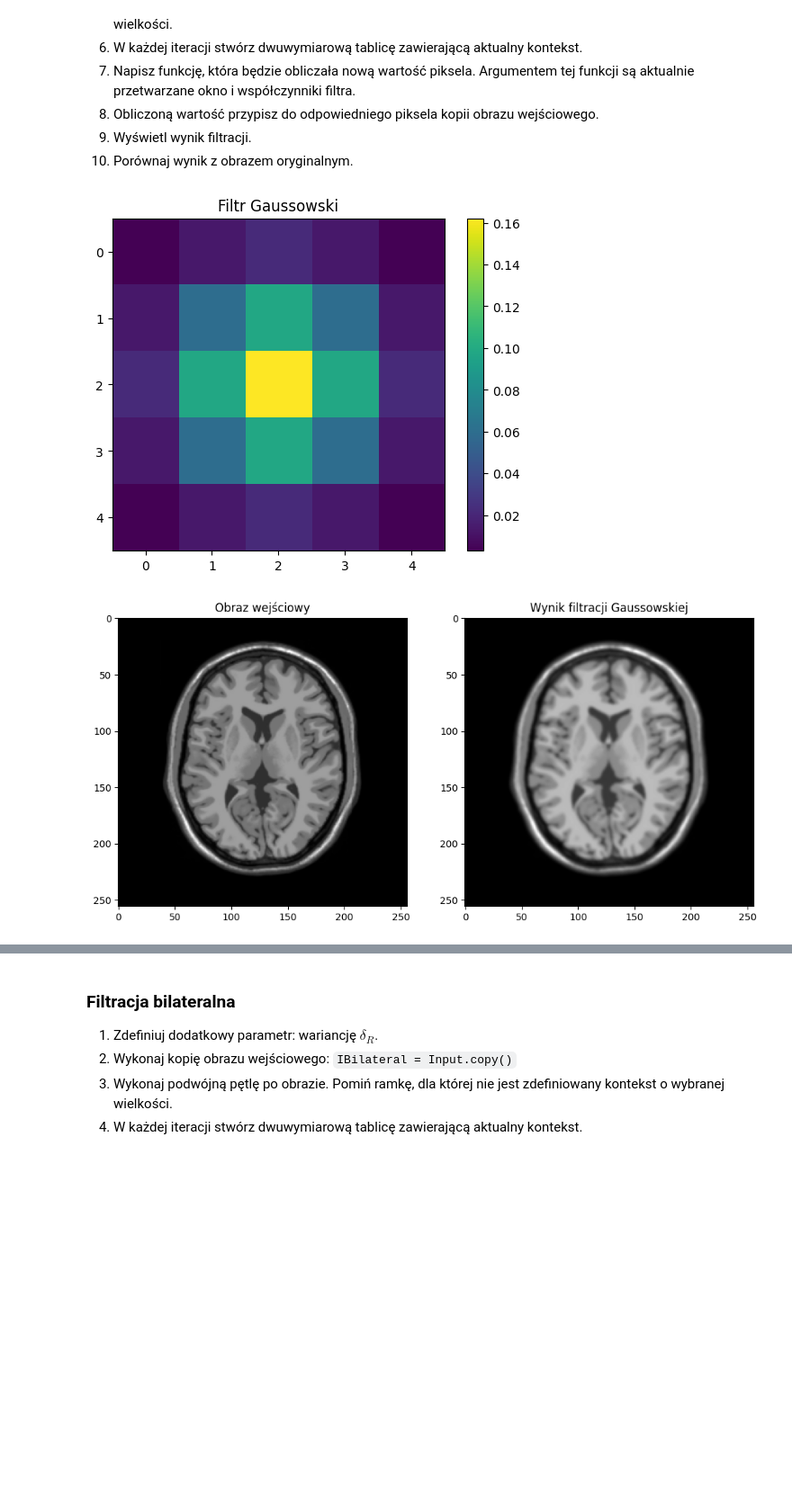
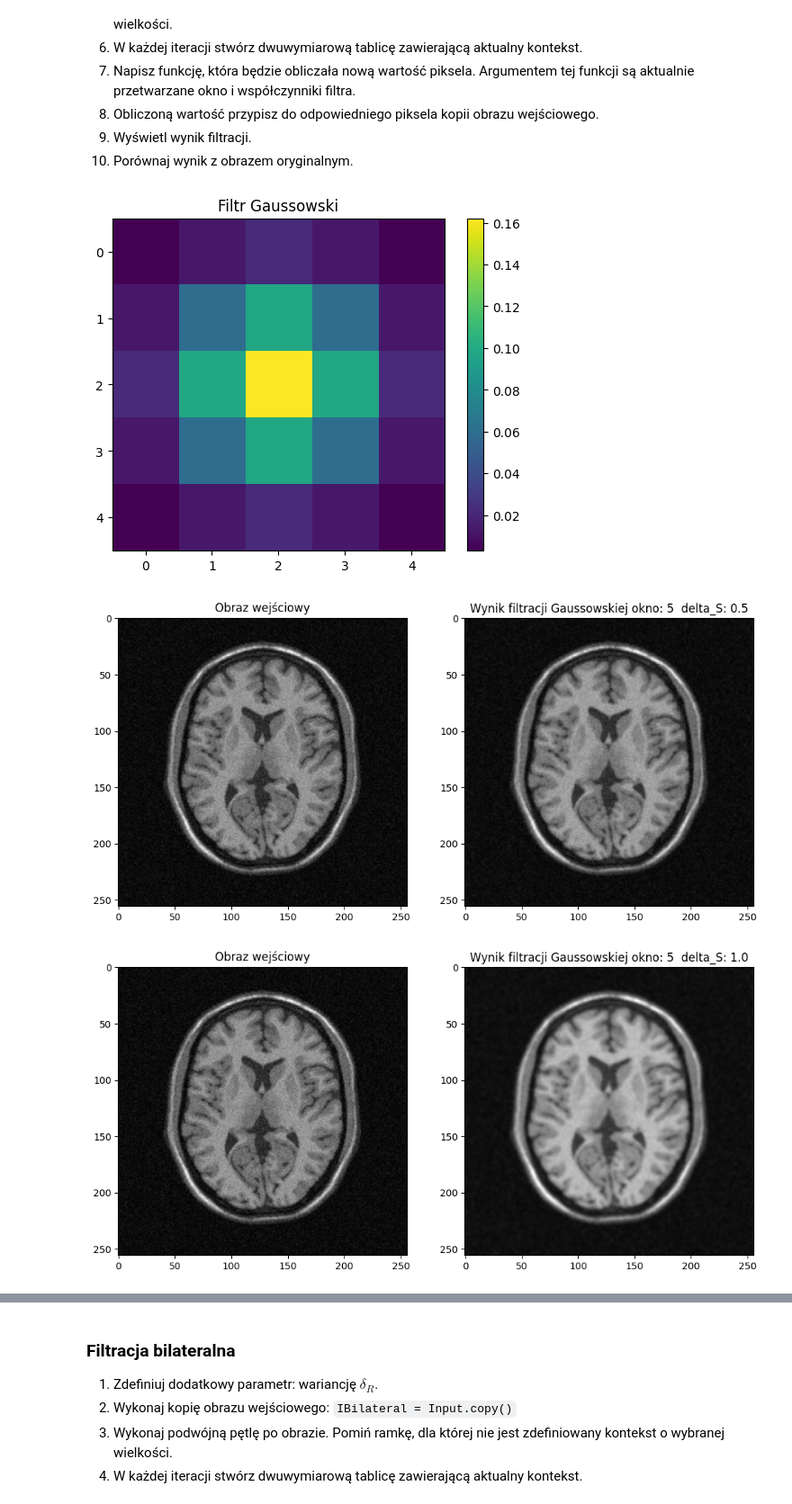
Before and after one commit to maciejbobrek/Image-Processing, a Jupyter notebook: Przetwarzanie Obrazów Cyfrowych/lab7/07_bilateral.ipynb, the cells around one changed output, grey strips where cells are left out. Shown at 90% size. Drawn from its saved outputs; the diff is of its cells as text; code cells hidden in the pictures; blank space fills up the shorter version.

```diff
--- a/Przetwarzanie Obrazów Cyfrowych/lab7/07_bilateral.ipynb
+++ b/Przetwarzanie Obrazów Cyfrowych/lab7/07_bilateral.ipynb
@@ -76,7 +76,7 @@ for fileName in fileNames:
 
 mat = loadmat('MR_data.mat')
 
-input_image = mat['I_noisy4']
+input_image = mat['I_noisy1']
 
 plt.imshow(input_image, cmap='gray')
 plt.title('Obraz z pliku MR_data.mat')
@@ -114,38 +114,44 @@ plt.imshow(gaussian_filter, cmap='viridis')
 plt.title('Filtr Gaussowski')
 plt.colorbar()
 plt.show()
-mat = loadmat('MR_data.mat')
-def gaussian(image_name):
+def gaussian(image_name,window_size,delta_S):
+    x, y = np.meshgrid(np.arange(-window_size//2 + 1, window_size//2 + 1),
+                   np.arange(-window_size//2 + 1, window_size//2 + 1))
+    gaussian_filter = np.exp(-(x**2 + y**2) / (2.0 * delta_S**2))
+    gaussian_filter /= np.sum(gaussian_filter)
 
     input_image = mat[image_name]
     IConv = input_image.copy()
 
 
     def apply_gaussian_filter(window, filter_coefficients):
         return np.sum(window * filter_coefficients)
 
 
     for i in range(window_size//2, input_image.shape[0] - window_size//2):
         for j in range(window_size//2, input_image.shape[1] - window_size//2):
 
             window = input_image[i - window_size//2:i + window_size//2 + 1,
                                 j - window_size//2:j + window_size//2 + 1]
 
 
             new_pixel_value = apply_gaussian_filter(window, gaussian_filter)
 
             IConv[i, j] = new_pixel_value
 
     plt.figure(figsize=(12, 6))
     plt.subplot(1, 2, 1)
     plt.imshow(input_image, cmap='gray')
     plt.title('Obraz wejściowy')
     plt.subplot(1, 2, 2)
     plt.imshow(IConv, cmap='gray')
-    plt.title('Wynik filtracji Gaussowskiej')
+    plt.title('Wynik filtracji Gaussowskiej okno: ' + str(window_size) + "  delta_S: " + str(delta_S))
     plt.show()
 
-gaussian('I_noisefree')
+gaussian('I_noisy1',5,0.5)
+gaussian('I_noisy1',5,1.0)
+gaussian('I_noisy1',9,1.0)
 # %% [output]
 [figure]
-[figure, old version]
+[figure, new version]
+[figure, added]
```
Also changed, not shown: parts of 3 cells of this notebook, 2 other files.
